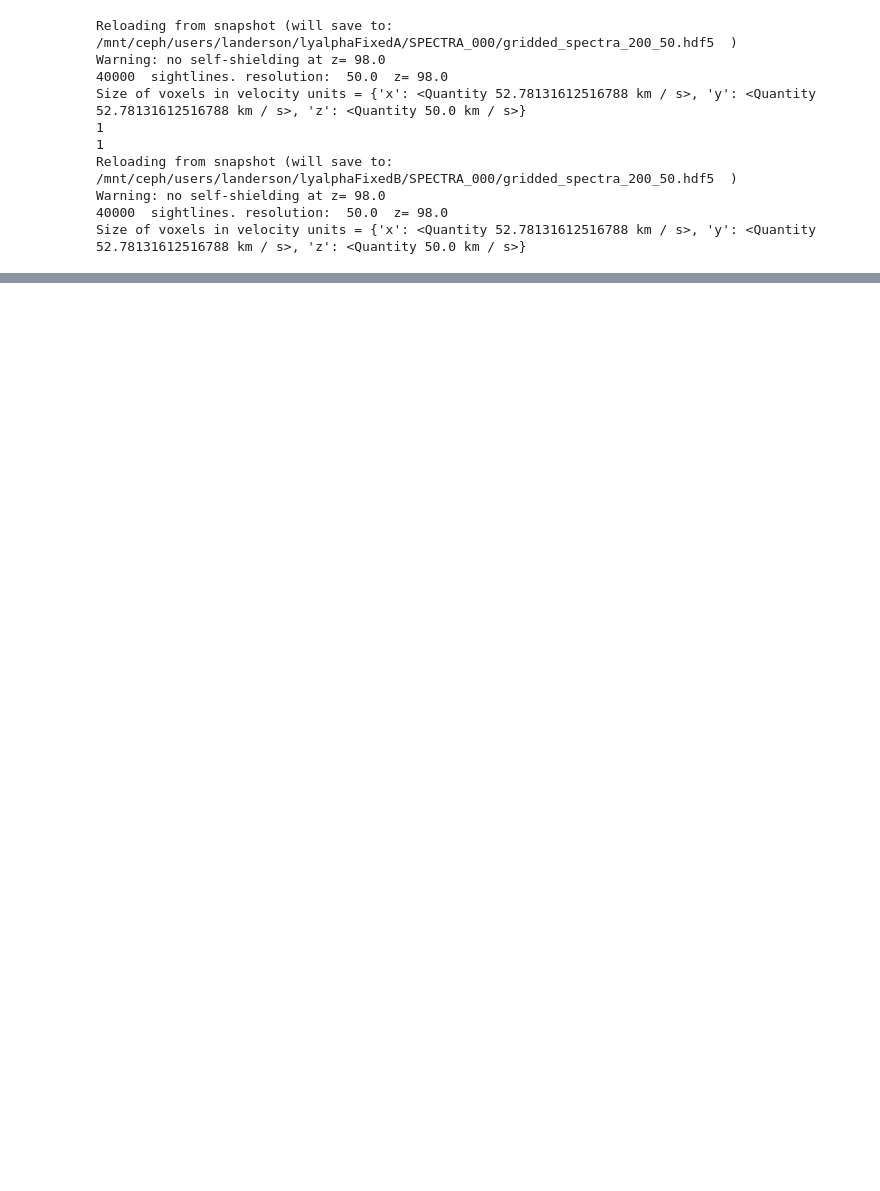
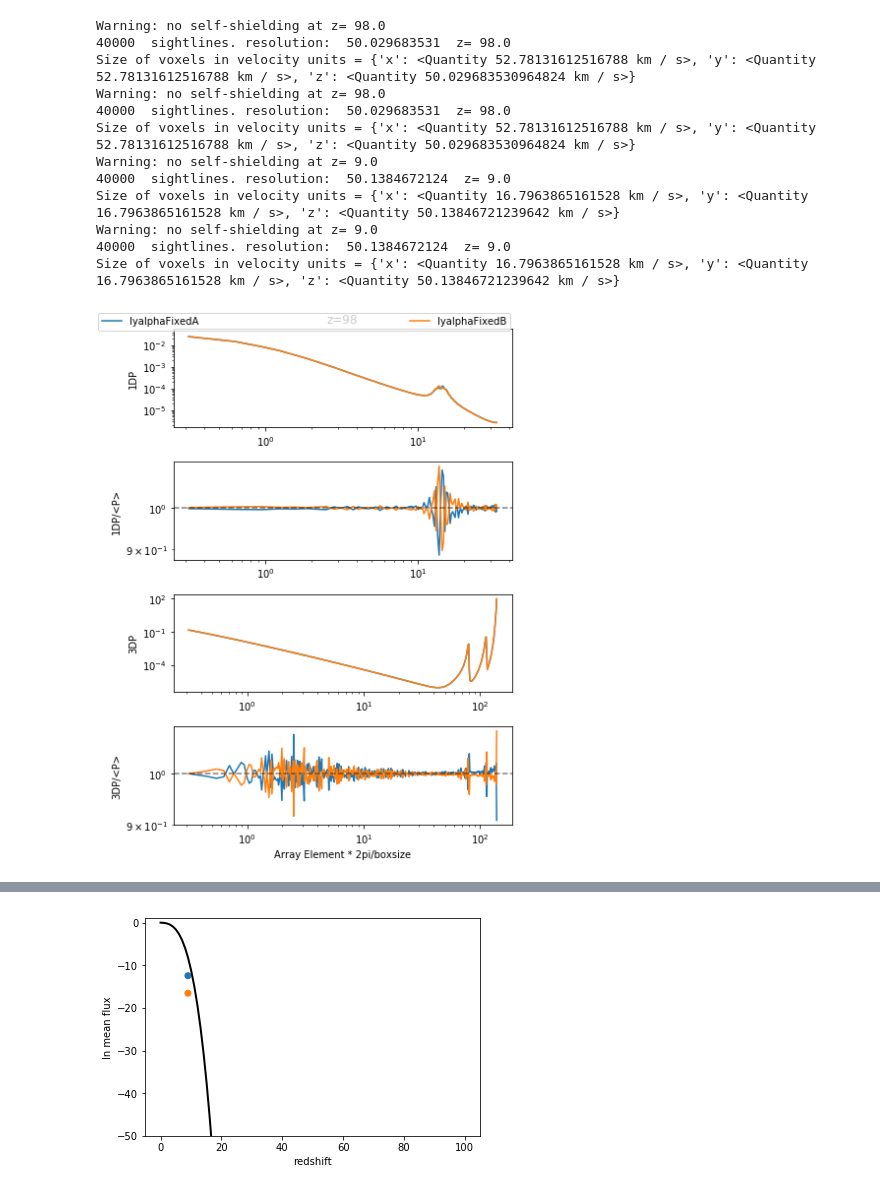
Before and after one commit to andersdot/LyA-InvertPhase, a Jupyter notebook: PowerSpectraPipeline.ipynb, the cells around one changed output, grey strips where cells are left out. Saved outputs shown, nothing was run; the diff lists cells and outputs as text; code cells hidden in the pictures; blank space fills up the shorter version.

```diff
--- a/PowerSpectraPipeline.ipynb
+++ b/PowerSpectraPipeline.ipynb
@@ -51,7 +51,7 @@ def lnMeanFlux(z):
     return np.log(0.8)*((1. + z)/3.25)**3.2
 # %%
 boxsize = 20. #Mpc/h
-grid_width = 200
+grid_width = [200, 200]
 spectral_res = 50*u.km/u.s
 
 
@@ -63,7 +63,7 @@ p_corr = boxsize**3.
 k_corr = 2*np.pi/boxsize
 
 
-for sn in snap_nums:
+for sn, g in zip(snap_nums, grid_width):
     spectra1d= []
     k1d = []
     meanflux = []
@@ -74,7 +74,7 @@ for sn in snap_nums:
 
     fig, ax = plt.subplots(4, figsize=(6, 8)) #len(snap_nums))
     for s in snapshot_dir:
-        p1d, k1dnow, mean_flux, redshift = get1dps(snapshot_num=sn, snapshot_dir = snapshot_dir_pre + s, reload_snapshot=False, label=s, grid_width=grid_width, spectral_res=spectral_res)
+        p1d, k1dnow, mean_flux, redshift = get1dps(snapshot_num=sn, snapshot_dir = snapshot_dir_pre + s, reload_snapshot=False, label=s, grid_width=g, spectral_res=spectral_res)
         lnow, = ax[0].loglog(k1dnow, p1d, label=s)
         legend.append(lnow)
         p3d, k3dnow = get3dps(snapshot_dir_pre + s, sn)
@@ -96,39 +96,42 @@ for sn in snap_nums:
     for i in [1,3]:
         xlim = ax[i].get_xlim()
         ax[i].plot(xlim, [1.0, 1.0], linestyle='--', alpha=0.5, color='black')
         ax[i].set_xlim(xlim)
     #ax[0].set_xlim()
     #ax[0].legend()
     #ax[1].set_xlabel('Array Element * 2pi/boxsize')
     ax[3].set_xlabel('Array Element * 2pi/boxsize')
     ax[0].set_ylabel('1DP')
     ax[1].set_ylabel('1DP/<P>')
     ax[2].set_ylabel('3DP')
     ax[3].set_ylabel('3DP/<P>')
     fig.legend(legend, snapshot_dir,
            ncol=2, mode="expand", borderaxespad=0.2, bbox_to_anchor=(0., 0.98, 0.98, 0.))#, loc=3
     ax[0].set_title('z={0:01g}'.format(redshift))
     fig.tight_layout()
     fig.savefig('ps_{0:03d}.pdf'.format(sn))
 
 colors = [l.get_c() for l in legend]
 
 figmf, axmf = plt.subplots()
 axmf.scatter(z, np.log(meanflux), c=colors)
 zz = np.linspace(0, 100, 100)
 axmf.plot(zz, lnMeanFlux(zz), lw=2, color='black')
 axmf.set_ylim(-50, 1)
 axmf.set_xlabel('redshift')
-axmf.set_ylabel('mean flux')
+axmf.set_ylabel('ln mean flux')
 figmf.savefig('meanFlux.pdf')
 # %% [output]
-Reloading from snapshot (will save to:  /mnt/ceph/users/landerson/lyalphaFixedA/SPECTRA_000/gridded_spectra_200_50.hdf5  )
 Warning: no self-shielding at z= 98.0
-40000  sightlines. resolution:  50.0  z= 98.0
-Size of voxels in velocity units = {'x': <Quantity 52.78131612516788 km / s>, 'y': <Quantity 52.78131612516788 km / s>, 'z': <Quantity 50.0 km / s>}
-1
-1
-Reloading from snapshot (will save to:  /mnt/ceph/users/landerson/lyalphaFixedB/SPECTRA_000/gridded_spectra_200_50.hdf5  )
+40000  sightlines. resolution:  50.029683531  z= 98.0
+Size of voxels in velocity units = {'x': <Quantity 52.78131612516788 km / s>, 'y': <Quantity 52.78131612516788 km / s>, 'z': <Quantity 50.029683530964824 km / s>}
 Warning: no self-shielding at z= 98.0
-40000  sightlines. resolution:  50.0  z= 98.0
-Size of voxels in velocity units = {'x': <Quantity 52.78131612516788 km / s>, 'y': <Quantity 52.78131612516788 km / s>, 'z': <Quantity 50.0 km / s>}
+40000  sightlines. resolution:  50.029683531  z= 98.0
+Size of voxels in velocity units = {'x': <Quantity 52.78131612516788 km / s>, 'y': <Quantity 52.78131612516788 km / s>, 'z': <Quantity 50.029683530964824 km / s>}
+Warning: no self-shielding at z= 9.0
+40000  sightlines. resolution:  50.1384672124  z= 9.0
+Size of voxels in velocity units = {'x': <Quantity 16.7963865161528 km / s>, 'y': <Quantity 16.7963865161528 km / s>, 'z': <Quantity 50.13846721239642 km / s>}
+Warning: no self-shielding at z= 9.0
+40000  sightlines. resolution:  50.1384672124  z= 9.0
+Size of voxels in velocity units = {'x': <Quantity 16.7963865161528 km / s>, 'y': <Quantity 16.7963865161528 km / s>, 'z': <Quantity 50.13846721239642 km / s>}
+[figure, added]
@@ -134,0 +139 @@ Size of voxels in velocity units = {'x': <Quantity 52.78131612516788 km / s>, 'y
+[figure, added]
```
Also changed, not shown: parts of 1 cell of this notebook.
